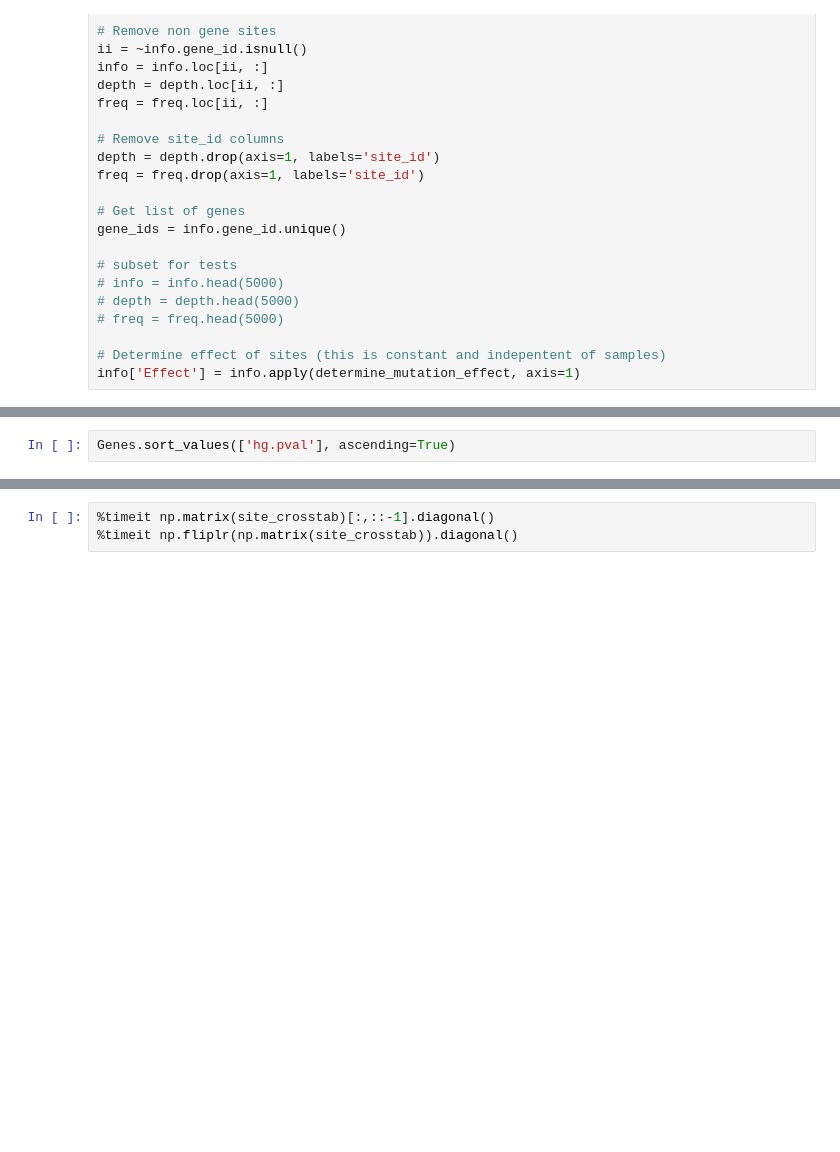
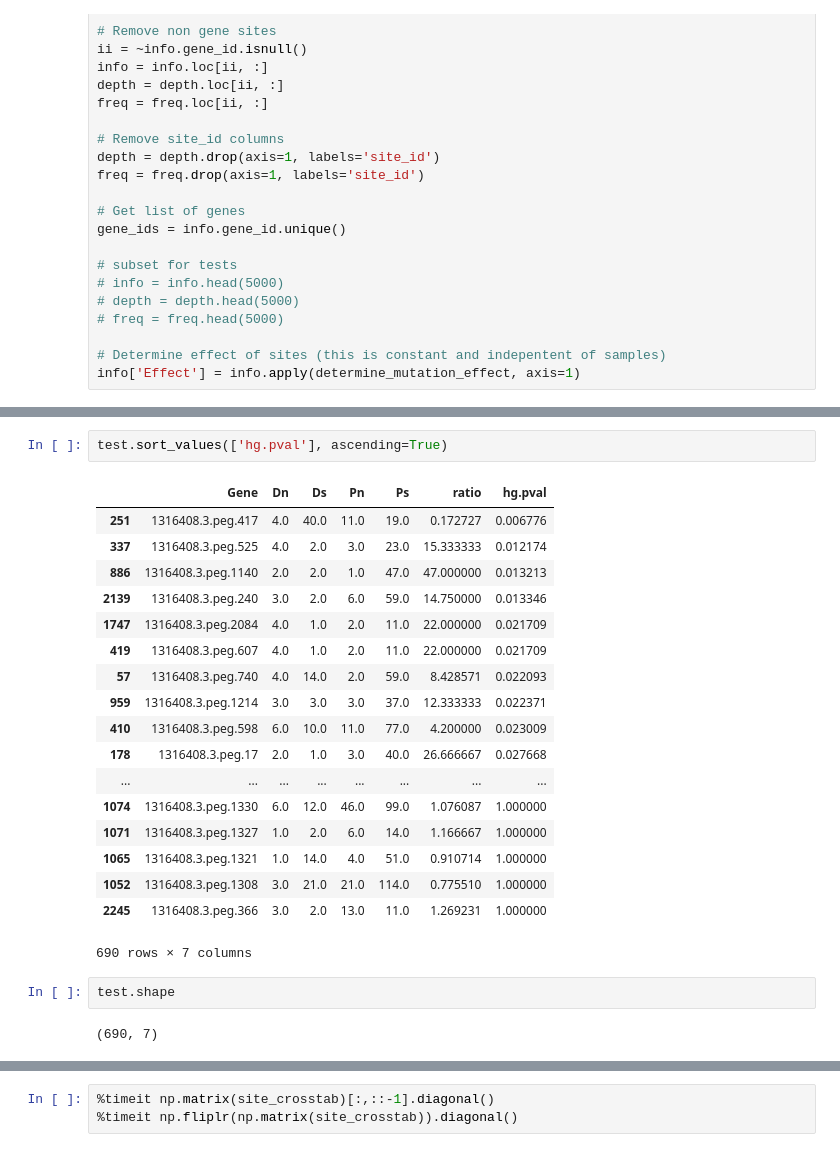
Before and after one commit to surh/micropopgen, a Jupyter notebook: midas/analyze_midas_snps/permutation_mktest.ipynb, the cells around one changed output, grey strips where cells are left out. Saved outputs shown, nothing was run; the diff lists cells and outputs as text; blank space fills up the shorter version.

```diff
--- a/midas/analyze_midas_snps/permutation_mktest.ipynb
+++ b/midas/analyze_midas_snps/permutation_mktest.ipynb
@@ -150,2 +185,25 @@ plt.hist(Genes['hg.pval'][~pd.isna(Genes.ratio)], bins=20);
 # %%
-Genes.sort_values(['hg.pval'], ascending=True)
+test.sort_values(['hg.pval'], ascending=True)
+# %% [output]
+|  | Gene | Dn | Ds | Pn | Ps | ratio | hg.pval |
+| 251 | 1316408.3.peg.417 | 4.0 | 40.0 | 11.0 | 19.0 | 0.172727 | 0.006776 |
+| 337 | 1316408.3.peg.525 | 4.0 | 2.0 | 3.0 | 23.0 | 15.333333 | 0.012174 |
+| 886 | 1316408.3.peg.1140 | 2.0 | 2.0 | 1.0 | 47.0 | 47.000000 | 0.013213 |
+| 2139 | 1316408.3.peg.240 | 3.0 | 2.0 | 6.0 | 59.0 | 14.750000 | 0.013346 |
+| 1747 | 1316408.3.peg.2084 | 4.0 | 1.0 | 2.0 | 11.0 | 22.000000 | 0.021709 |
+| 419 | 1316408.3.peg.607 | 4.0 | 1.0 | 2.0 | 11.0 | 22.000000 | 0.021709 |
+| 57 | 1316408.3.peg.740 | 4.0 | 14.0 | 2.0 | 59.0 | 8.428571 | 0.022093 |
+| 959 | 1316408.3.peg.1214 | 3.0 | 3.0 | 3.0 | 37.0 | 12.333333 | 0.022371 |
+| 410 | 1316408.3.peg.598 | 6.0 | 10.0 | 11.0 | 77.0 | 4.200000 | 0.023009 |
+| 178 | 1316408.3.peg.17 | 2.0 | 1.0 | 3.0 | 40.0 | 26.666667 | 0.027668 |
+| ... | ... | ... | ... | ... | ... | ... | ... |
+| 1074 | 1316408.3.peg.1330 | 6.0 | 12.0 | 46.0 | 99.0 | 1.076087 | 1.000000 |
+| 1071 | 1316408.3.peg.1327 | 1.0 | 2.0 | 6.0 | 14.0 | 1.166667 | 1.000000 |
+| 1065 | 1316408.3.peg.1321 | 1.0 | 14.0 | 4.0 | 51.0 | 0.910714 | 1.000000 |
+| 1052 | 1316408.3.peg.1308 | 3.0 | 21.0 | 21.0 | 114.0 | 0.775510 | 1.000000 |
+| 2245 | 1316408.3.peg.366 | 3.0 | 2.0 | 13.0 | 11.0 | 1.269231 | 1.000000 |
+690 rows × 7 columns
+# %%
+test.shape
+# %% [output]
+(690, 7)
```
Also changed, not shown: parts of 7 cells of this notebook.
